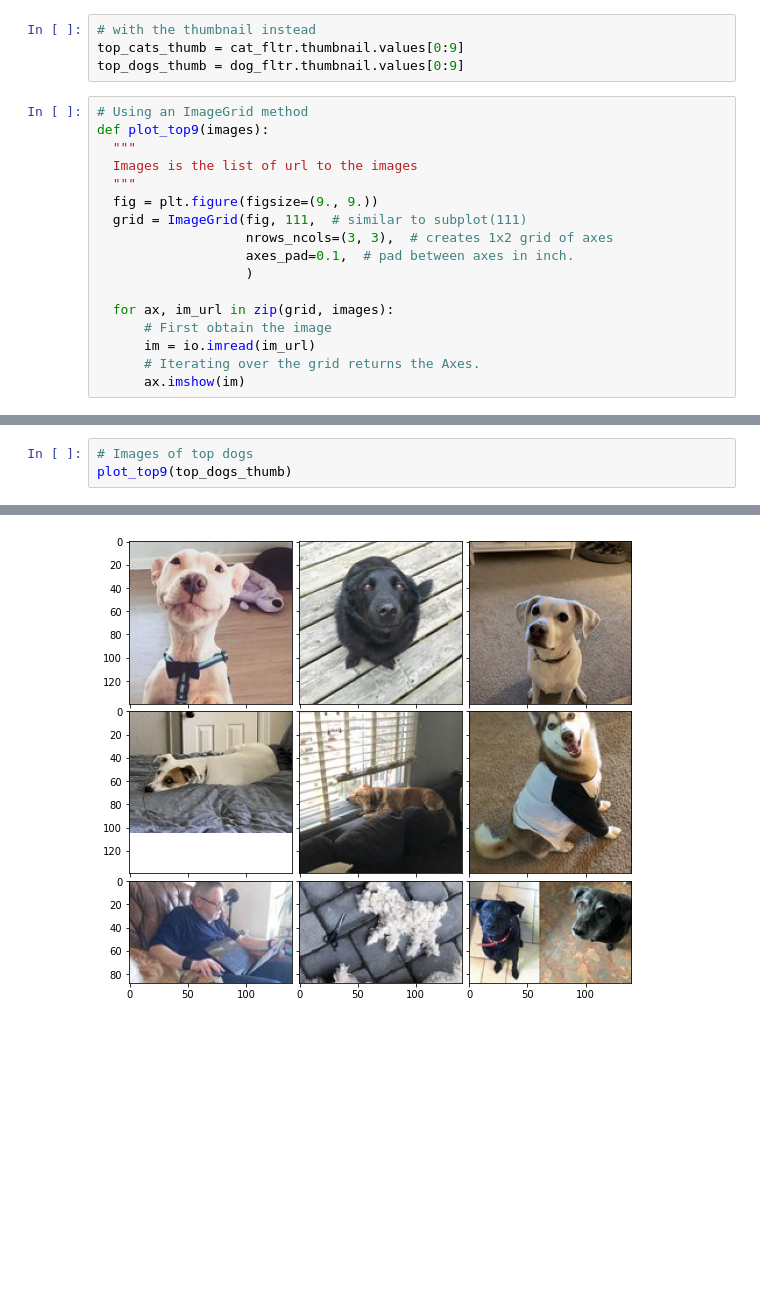
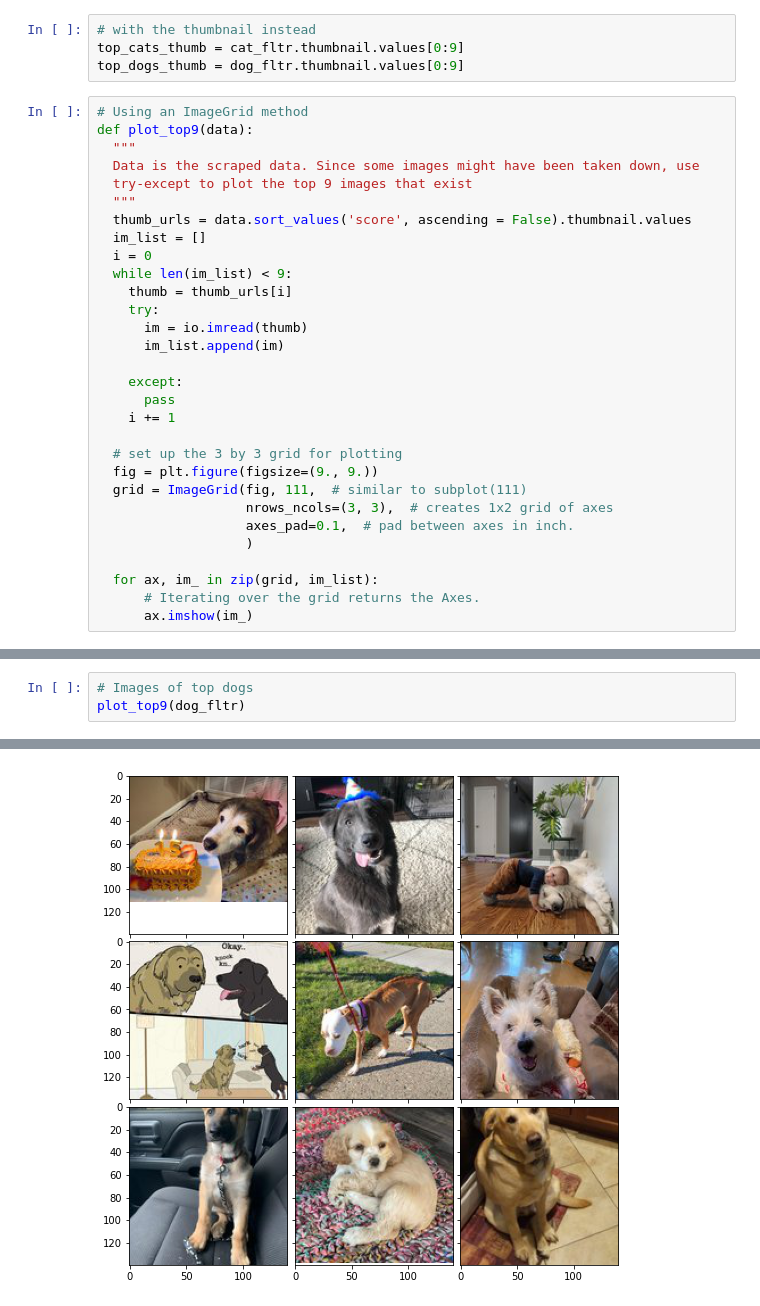
Before and after one commit to ijdouglas/reddit-like-predictor, a Jupyter notebook: scripts/01.ipynb, the cells around one changed output, grey strips where cells are left out. Drawn from its saved outputs; the diff is of its cells as text; blank space fills up the shorter version.

```diff
--- a/scripts/01.ipynb
+++ b/scripts/01.ipynb
@@ -83,20 +83,33 @@ top_cats_thumb = cat_fltr.thumbnail.values[0:9]
 top_dogs_thumb = dog_fltr.thumbnail.values[0:9]
 # %%
 # Using an ImageGrid method
-def plot_top9(images):
+def plot_top9(data):
   """
-  Images is the list of url to the images
+  Data is the scraped data. Since some images might have been taken down, use
+  try-except to plot the top 9 images that exist
   """
+  thumb_urls = data.sort_values('score', ascending = False).thumbnail.values
+  im_list = []
+  i = 0
+  while len(im_list) < 9:
+    thumb = thumb_urls[i]
+    try:
+      im = io.imread(thumb)
+      im_list.append(im)
+
+    except:
+      pass
+    i += 1
+
+  # set up the 3 by 3 grid for plotting
   fig = plt.figure(figsize=(9., 9.))
   grid = ImageGrid(fig, 111,  # similar to subplot(111)
                    nrows_ncols=(3, 3),  # creates 1x2 grid of axes
                    axes_pad=0.1,  # pad between axes in inch.
                    )
 
-  for ax, im_url in zip(grid, images):
-      # First obtain the image
-      im = io.imread(im_url)
+  for ax, im_ in zip(grid, im_list):
       # Iterating over the grid returns the Axes.
-      ax.imshow(im)
+      ax.imshow(im_)
 # %%
 # Images of top cats
@@ -105,5 +127,5 @@ plot_top9(top_cats_thumb)
 [figure]
 # %%
 # Images of top dogs
-plot_top9(top_dogs_thumb)
+plot_top9(dog_fltr)
 # %% [output]
@@ -110 +141 @@ plot_top9(top_dogs_thumb)
-[figure, old version]
+[figure, new version]
```
Also changed, not shown: parts of 8 cells of this notebook, 1 other file.
